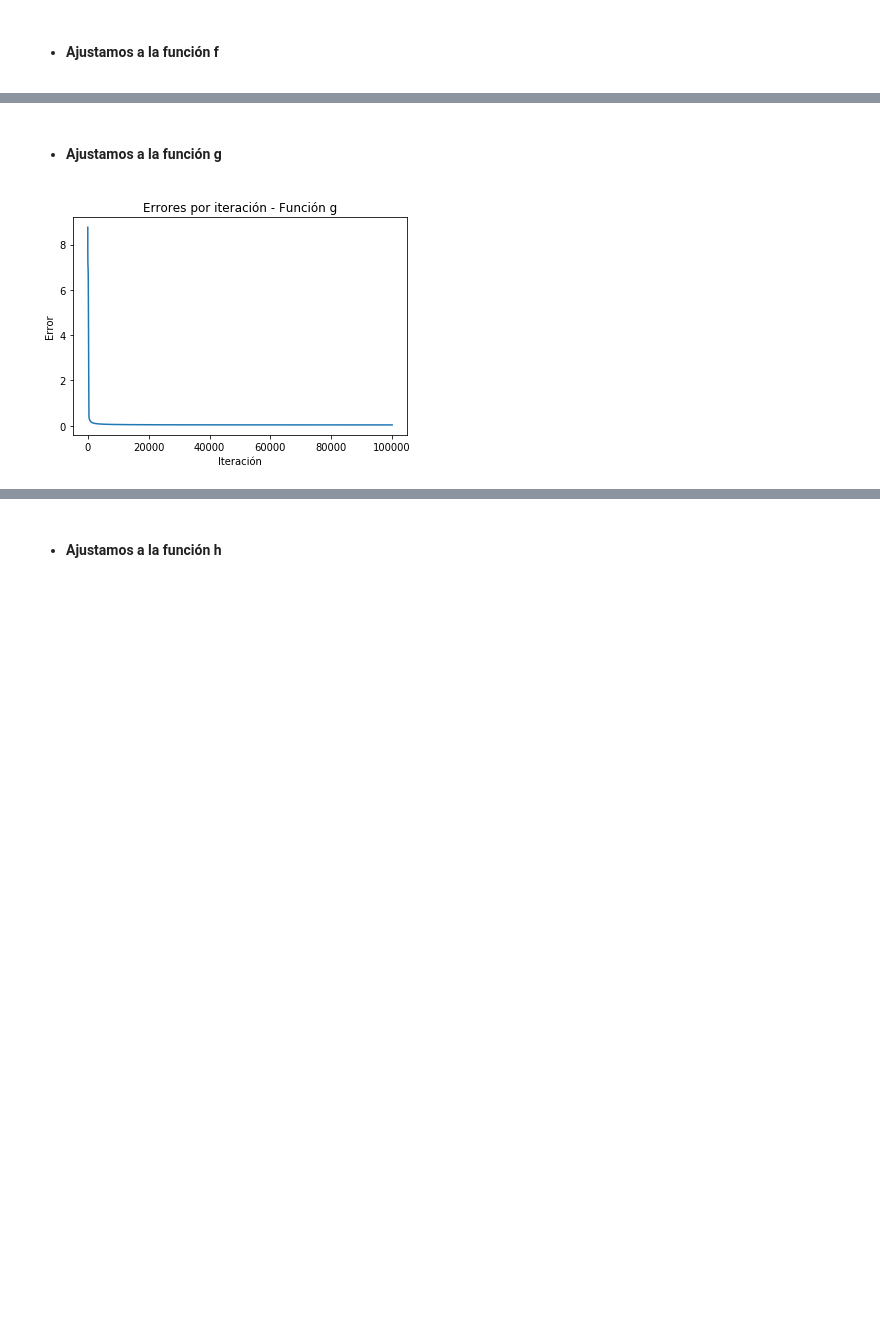
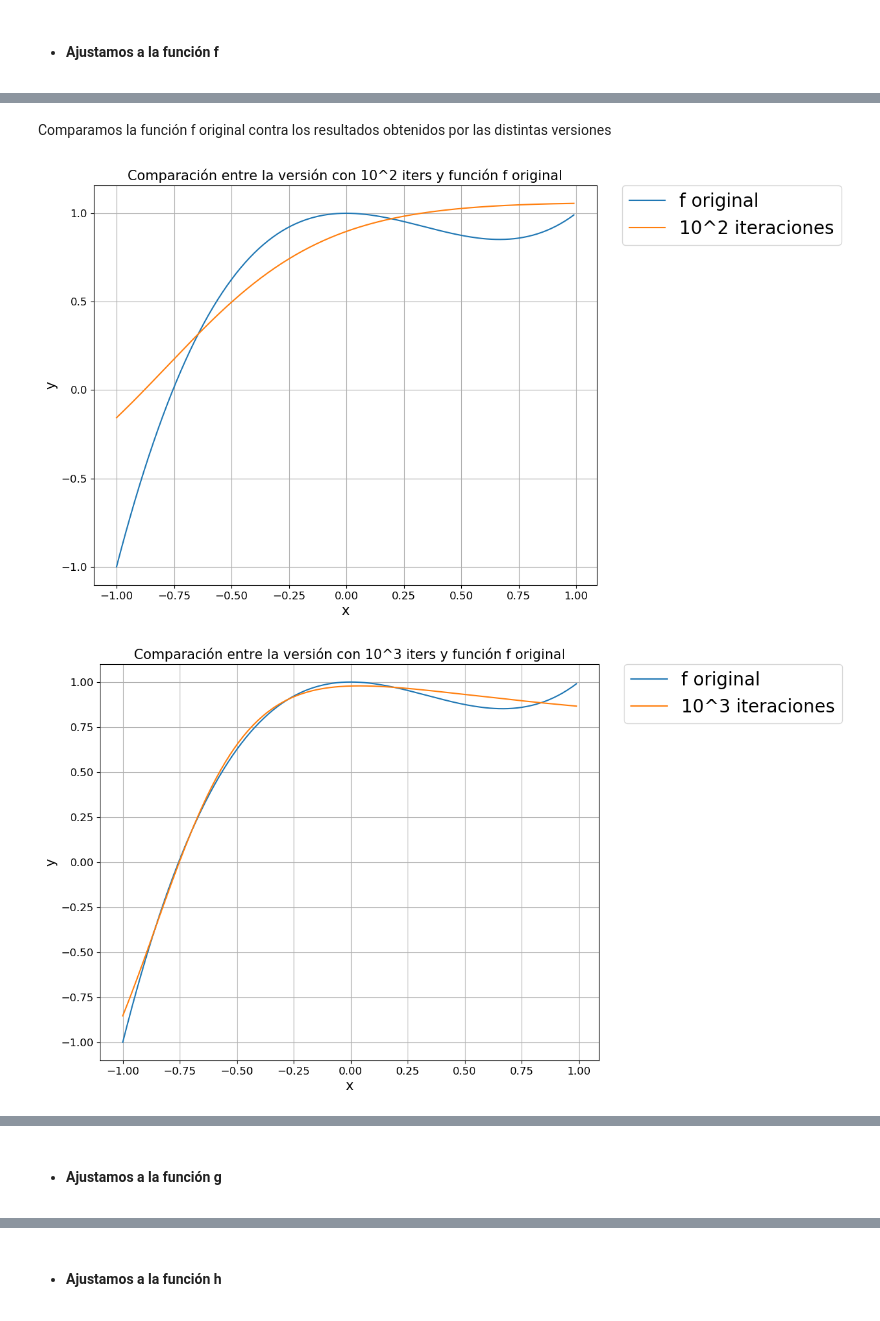
Before and after one commit to e567713/Laboratorios_MAA, a Jupyter notebook: Laboratorio_5/artificial_neural_network.ipynb, the cells around one changed output, grey strips where cells are left out. Cells and saved outputs as stored; diff of their text form; code cells hidden in the pictures; blank space fills up the shorter version.

```diff
--- a/Laboratorio_5/artificial_neural_network.ipynb
+++ b/Laboratorio_5/artificial_neural_network.ipynb
@@ -187,0 +212,26 @@ plot_errors('f', errors_f)
+# %% [markdown]
+Comparamos la función f original contra los resultados obtenidos por las distintas versiones
+# %%
+domain = np.arange(-1.0, 1.0, 0.01)
+functions = []
+functions.append(([f(x) for x in x_axis], 'f original'))
+functions.append(([versions_f[1].forward_propagate([x]) for x in x_axis], '10^2 iteraciones'))
+plot_versions('Comparación entre la versión con 10^2 iters y función f original', 'x', 'y', domain, functions)
+
+functions = []
+functions.append(([f(x) for x in x_axis], 'f original'))
+functions.append(([versions_f[2].forward_propagate([x]) for x in x_axis], '10^3 iteraciones'))
+plot_versions('Comparación entre la versión con 10^3 iters y función f original', 'x', 'y', domain, functions)
+
+functions = []
+functions.append(([f(x) for x in x_axis], 'f original'))
+functions.append(([versions_f[3].forward_propagate([x]) for x in x_axis], '10^4 iteraciones'))
+plot_versions('Comparación entre la versión con 10^4 iters y función f original', 'x', 'y', domain, functions)
+
+functions = []
+functions.append(([f(x) for x in x_axis], 'f original'))
+functions.append(([versions_f[4].forward_propagate([x]) for x in x_axis], '10^5 iteraciones'))
+plot_versions('Comparación entre la versión con 10^5 iters y función f original', 'x', 'y', domain, functions)
+# %% [output]
+[figure, added]
+[figure, added]
@@ -195,7 +247,3 @@ n_hidden = 3
 n_output = 1
 
 versions_g, errors_g = backpropagation(n_input,n_hidden,n_output,iterations,training_set_g,rate)
-
-plot_errors('g', errors_g)
-# %% [output]
-[figure, removed]
```
Also changed, not shown: parts of 20 cells of this notebook, 1 other file.
